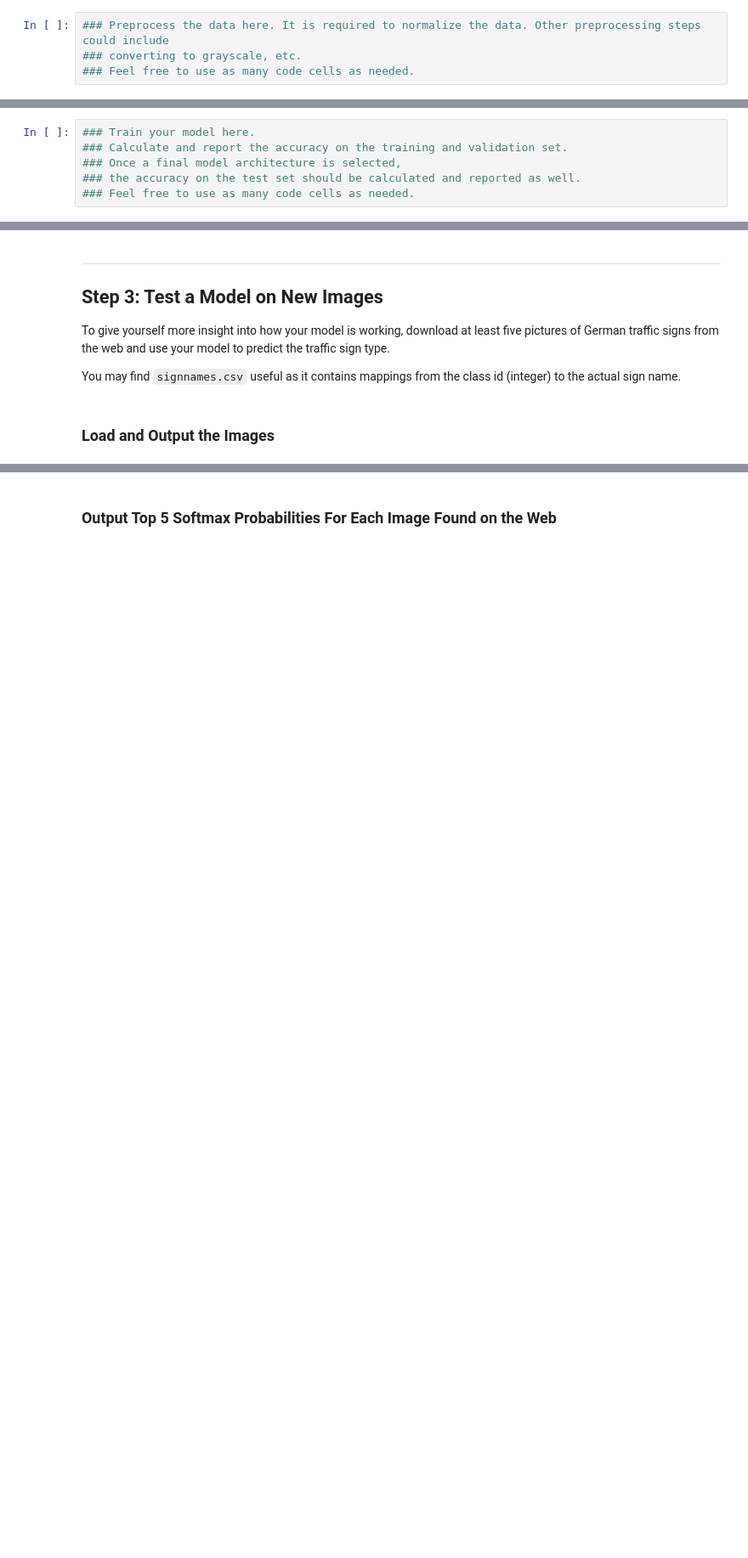
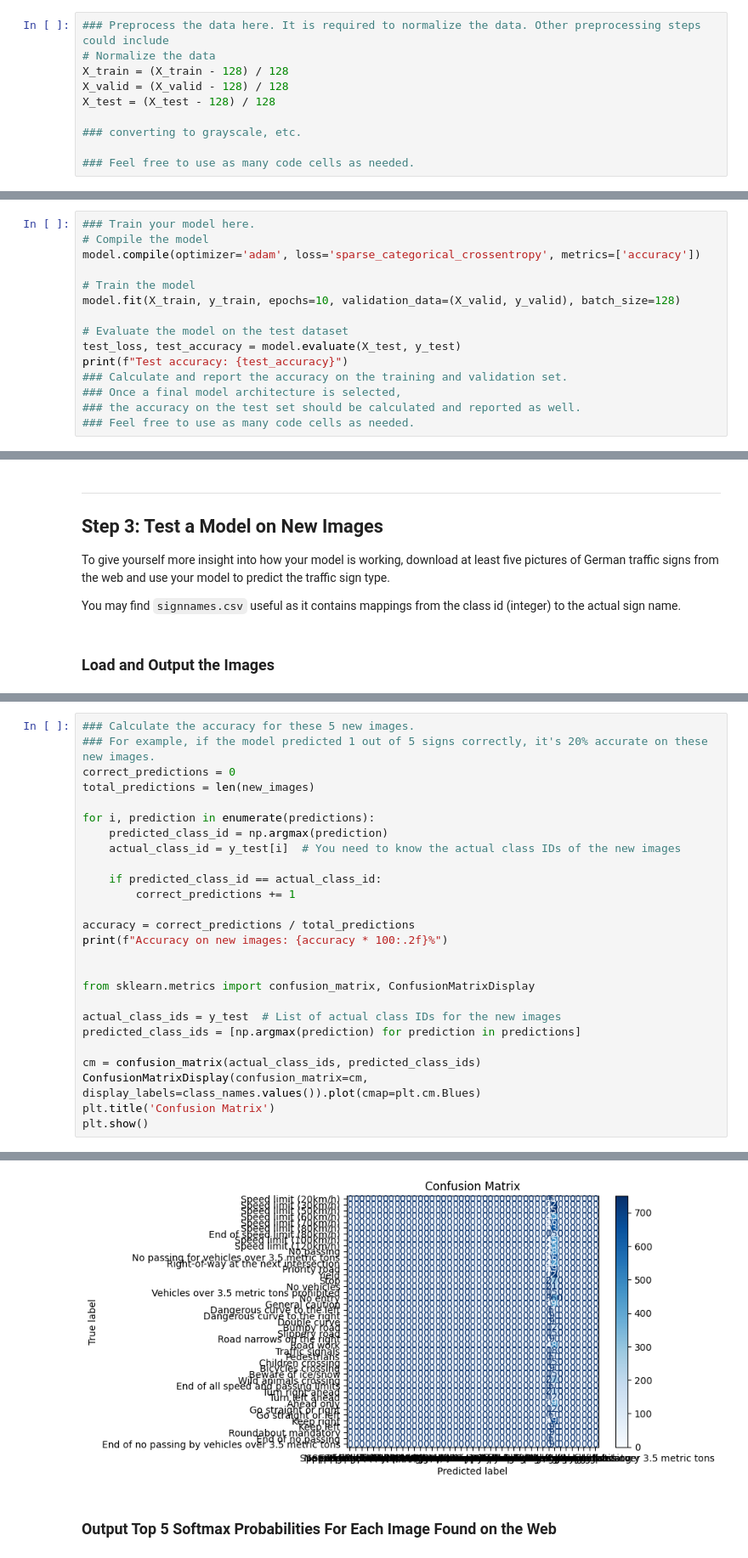
Before and after one commit to sirsjosh/traffic-light-classifier, a Jupyter notebook: Traffic_Sign_Classifier.ipynb, the cells around one changed output, grey strips where cells are left out. Shown at 85% size. Cells and saved outputs as stored; diff of their text form; blank space fills up the shorter version.

```diff
--- a/Traffic_Sign_Classifier.ipynb
+++ b/Traffic_Sign_Classifier.ipynb
@@ -120,7 +160,13 @@ Other pre-processing steps are optional. You can try different techniques to see
 Use the code cell (or multiple code cells, if necessary) to implement the first step of your project.
 # %%
 ### Preprocess the data here. It is required to normalize the data. Other preprocessing steps could include
+# Normalize the data
+X_train = (X_train - 128) / 128
+X_valid = (X_valid - 128) / 128
+X_test = (X_test - 128) / 128
+
 ### converting to grayscale, etc.
+
 ### Feel free to use as many code cells as needed.
 # %% [markdown]
 ### Model Architecture
@@ -134,6 +226,15 @@ A validation set can be used to assess how well the model is performing. A low a
 sets imply underfitting. A high accuracy on the training set but low accuracy on the validation set implies overfitting.
 # %%
 ### Train your model here.
+# Compile the model
+model.compile(optimizer='adam', loss='sparse_categorical_crossentropy', metrics=['accuracy'])
+
+# Train the model
+model.fit(X_train, y_train, epochs=10, validation_data=(X_valid, y_valid), batch_size=128)
+
+# Evaluate the model on the test dataset
+test_loss, test_accuracy = model.evaluate(X_test, y_test)
+print(f"Test accuracy: {test_accuracy}")
 ### Calculate and report the accuracy on the training and validation set.
 ### Once a final model architecture is selected,
 ### the accuracy on the test set should be calculated and reported as well.
@@ -164,0 +320,27 @@ You may find `signnames.csv` useful as it contains mappings from the class id (i
+# %%
+### Calculate the accuracy for these 5 new images.
+### For example, if the model predicted 1 out of 5 signs correctly, it's 20% accurate on these new images.
+correct_predictions = 0
+total_predictions = len(new_images)
+
+for i, prediction in enumerate(predictions):
+    predicted_class_id = np.argmax(prediction)
+    actual_class_id = y_test[i]  # You need to know the actual class IDs of the new images
+
+    if predicted_class_id == actual_class_id:
+        correct_predictions += 1
+
+accuracy = correct_predictions / total_predictions
+print(f"Accuracy on new images: {accuracy * 100:.2f}%")
+
+
+from sklearn.metrics import confusion_matrix, ConfusionMatrixDisplay
+
+actual_class_ids = y_test  # List of actual class IDs for the new images
+predicted_class_ids = [np.argmax(prediction) for prediction in predictions]
+
+cm = confusion_matrix(actual_class_ids, predicted_class_ids)
+ConfusionMatrixDisplay(confusion_matrix=cm, display_labels=class_names.values()).plot(cmap=plt.cm.Blues)
+plt.title('Confusion Matrix')
+plt.show()
+# %% [output]
@@ -165,3 +348,4 @@ You may find `signnames.csv` useful as it contains mappings from the class id (i
+[figure, added]
 # %% [markdown]
 ### Output Top 5 Softmax Probabilities For Each Image Found on the Web
 # %% [markdown]
```
Also changed, not shown: parts of 17 cells of this notebook.
